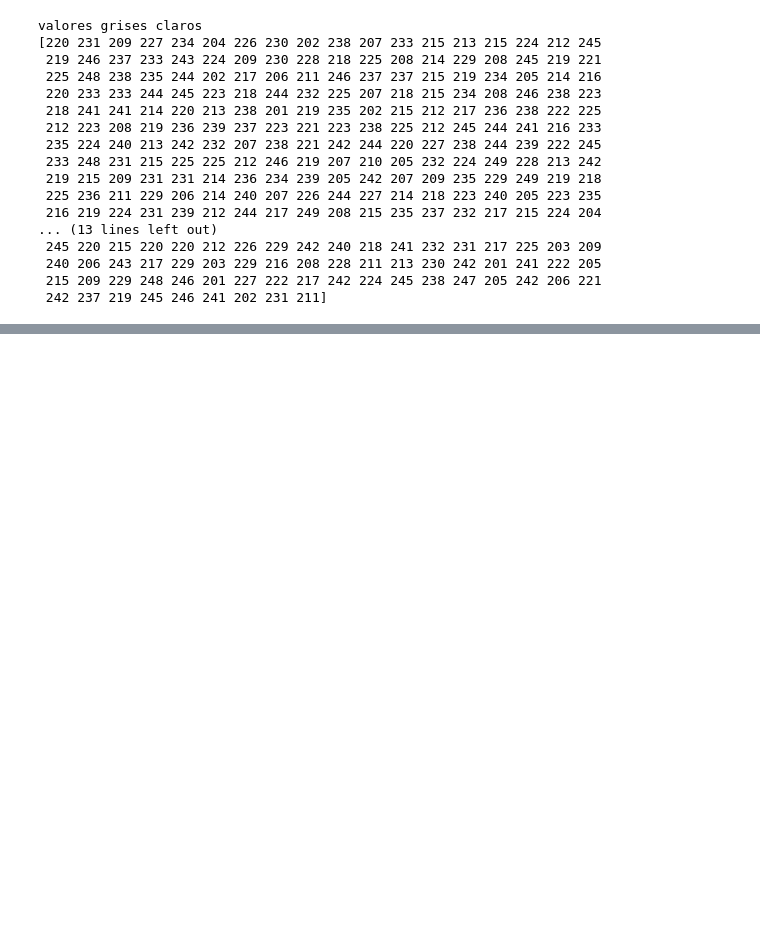
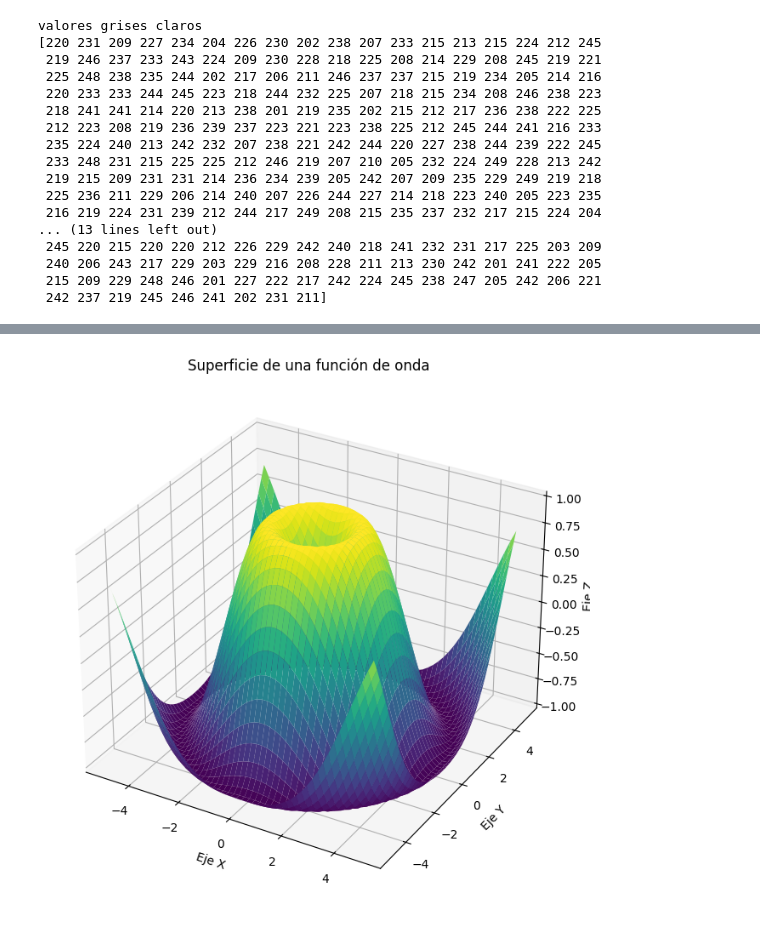
Before and after one commit to aiorodt/Python-Prep, a Jupyter notebook: Alejandro IA/modulo 2/Ejenumpyavanzado.ipynb, the cells around one changed output, grey strips where cells are left out. Drawn from its saved outputs; the diff is of its cells as text; code cells hidden in the pictures; blank space fills up the shorter version.

```diff
--- a/Alejandro IA/modulo 2/Ejenumpyavanzado.ipynb
+++ b/Alejandro IA/modulo 2/Ejenumpyavanzado.ipynb
@@ -499,0 +743,37 @@ valores grises claros
+# %%
+import numpy as np
+import matplotlib.pyplot as plt
+from mpl_toolkits.mplot3d import Axes3D
+
+# 1. Crear los datos para los ejes X y Y
+# Usamos np.linspace para crear 50 puntos entre -5 y 5 para cada eje.
+x = np.linspace(-5, 5, 50)
+y = np.linspace(-5, 5, 50)
+
+# 2. Generar la cuadrícula de coordenadas con meshgrid
+# Esto crea las matrices X e Y que representan todos los pares de puntos (x, y).
+X, Y = np.meshgrid(x, y)
+
+# 3. Calcular el valor de Z para cada punto de la cuadrícula
+# Aplicamos una función matemática a las matrices X e Y.
+# La función Z aquí crea una onda.
+Z = np.sin(np.sqrt(X**2 + Y**2))
+
+# 4. Crear la figura y los ejes para el gráfico 3D
+fig = plt.figure(figsize=(10, 8))
+ax = fig.add_subplot(111, projection='3d')
+
+# 5. Graficar la superficie
+# surface.plot crea una superficie en 3D usando los datos de X, Y y Z.
+ax.plot_surface(X, Y, Z, cmap='viridis')
+
+# 6. Añadir etiquetas y título
+ax.set_xlabel('Eje X')
+ax.set_ylabel('Eje Y')
+ax.set_zlabel('Eje Z')
+ax.set_title('Superficie de una función de onda')
+
+# 7. Mostrar el gráfico
+plt.show()
+# %% [output]
+[figure, added]
```
Also changed, not shown: parts of 13 cells of this notebook.
